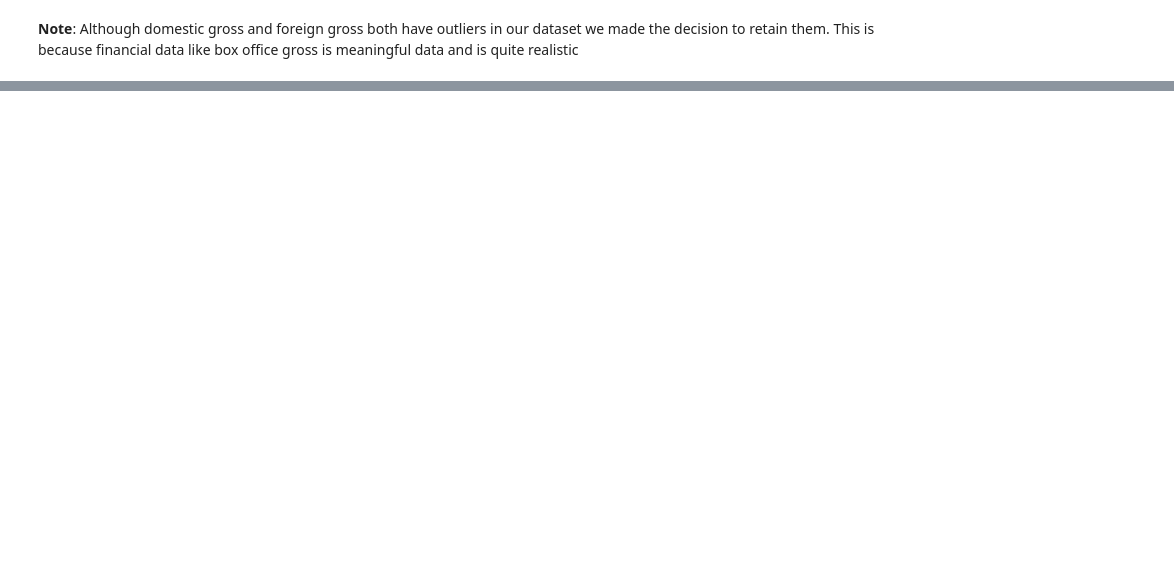
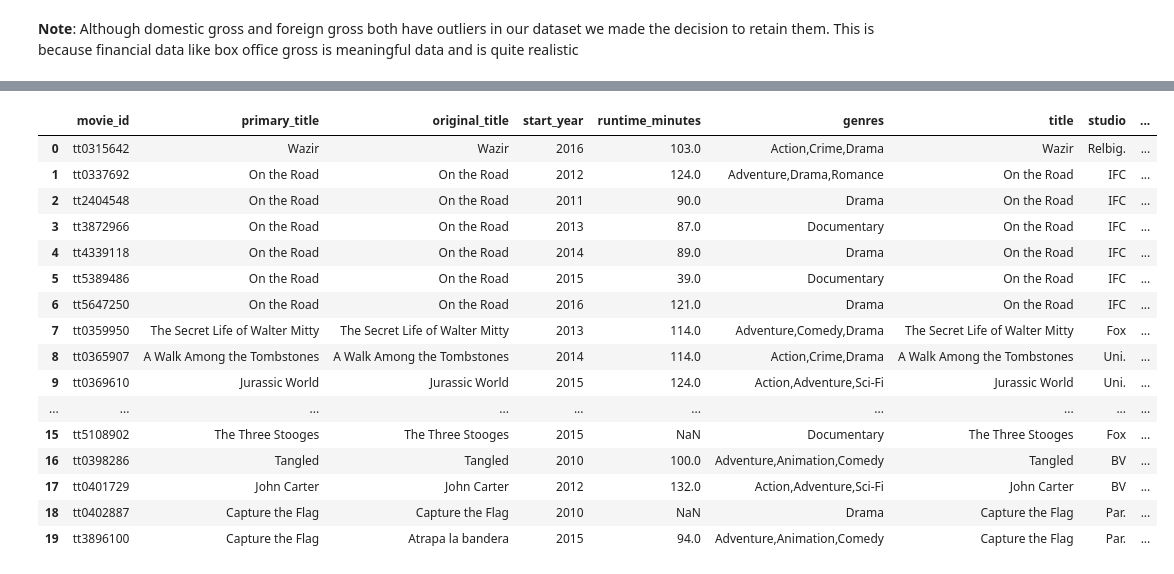
Before and after one commit to arlenestanley1/dsc-module-3-project-v3, a Jupyter notebook: student.ipynb, the cells around one changed output, grey strips where cells are left out. Cells and saved outputs as stored; diff of their text form; code cells hidden in the pictures; blank space fills up the shorter version.

Commit message:
Merged movie basics with box office gross data

```diff
--- a/student.ipynb
+++ b/student.ipynb
@@ -314,0 +325,3 @@ test
+# %%
+movie_basics = pd.read_sql("""SELECT * FROM movie_basics;""", conn)
+movie_basics.dtypes
@@ -314,0 +377,32 @@ test
+# %%
+# merge both tables
+
+movie_basics_df = pd.read_sql("""
+SELECT * FROM movie_basics;""", conn)
+# %%
+merged_df = pd.merge(
+    movie_basics_df,
+    df,
+    left_on='primary_title',
+    right_on='title',
+    how="inner")
+# %%
+merged_df.head(20)
+# %% [output]
+|  | movie_id | primary_title | original_title | start_year | runtime_minutes | genres | title | studio | ... |
+| 0 | tt0315642 | Wazir | Wazir | 2016 | 103.0 | Action,Crime,Drama | Wazir | Relbig. | ... |
+| 1 | tt0337692 | On the Road | On the Road | 2012 | 124.0 | Adventure,Drama,Romance | On the Road | IFC | ... |
+| 2 | tt2404548 | On the Road | On the Road | 2011 | 90.0 | Drama | On the Road | IFC | ... |
+| 3 | tt3872966 | On the Road | On the Road | 2013 | 87.0 | Documentary | On the Road | IFC | ... |
+| 4 | tt4339118 | On the Road | On the Road | 2014 | 89.0 | Drama | On the Road | IFC | ... |
+| 5 | tt5389486 | On the Road | On the Road | 2015 | 39.0 | Documentary | On the Road | IFC | ... |
+| 6 | tt5647250 | On the Road | On the Road | 2016 | 121.0 | Drama | On the Road | IFC | ... |
+| 7 | tt0359950 | The Secret Life of Walter Mitty | The Secret Life of Walter Mitty | 2013 | 114.0 | Adventure,Comedy,Drama | The Secret Life of Walter Mitty | Fox | ... |
+| 8 | tt0365907 | A Walk Among the Tombstones | A Walk Among the Tombstones | 2014 | 114.0 | Action,Crime,Drama | A Walk Among the Tombstones | Uni. | ... |
+| 9 | tt0369610 | Jurassic World | Jurassic World | 2015 | 124.0 | Action,Adventure,Sci-Fi | Jurassic World | Uni. | ... |
+| ... | ... | ... | ... | ... | ... | ... | ... | ... | ... |
+| 15 | tt5108902 | The Three Stooges | The Three Stooges | 2015 | NaN | Documentary | The Three Stooges | Fox | ... |
+| 16 | tt0398286 | Tangled | Tangled | 2010 | 100.0 | Adventure,Animation,Comedy | Tangled | BV | ... |
+| 17 | tt0401729 | John Carter | John Carter | 2012 | 132.0 | Action,Adventure,Sci-Fi | John Carter | BV | ... |
+| 18 | tt0402887 | Capture the Flag | Capture the Flag | 2010 | NaN | Drama | Capture the Flag | Par. | ... |
+| 19 | tt3896100 | Capture the Flag | Atrapa la bandera | 2015 | 94.0 | Adventure,Animation,Comedy | Capture the Flag | Par. | ... |
```
Also changed, not shown: parts of 25 cells of this notebook.
